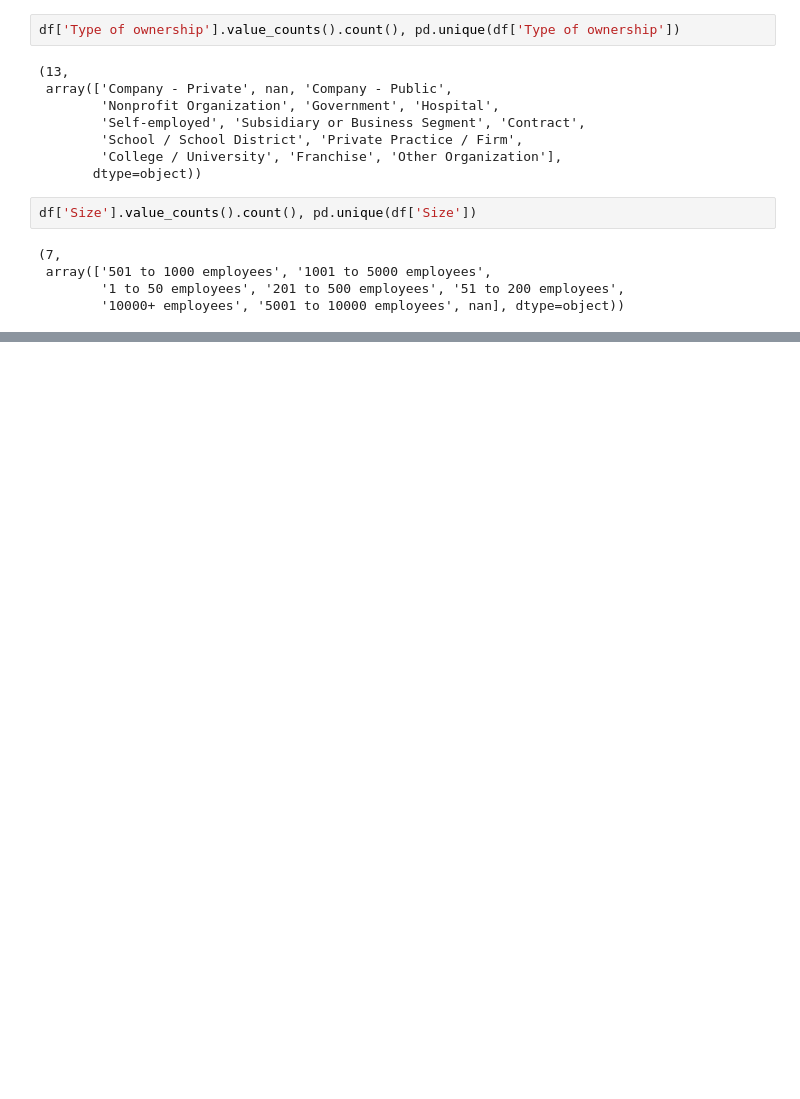
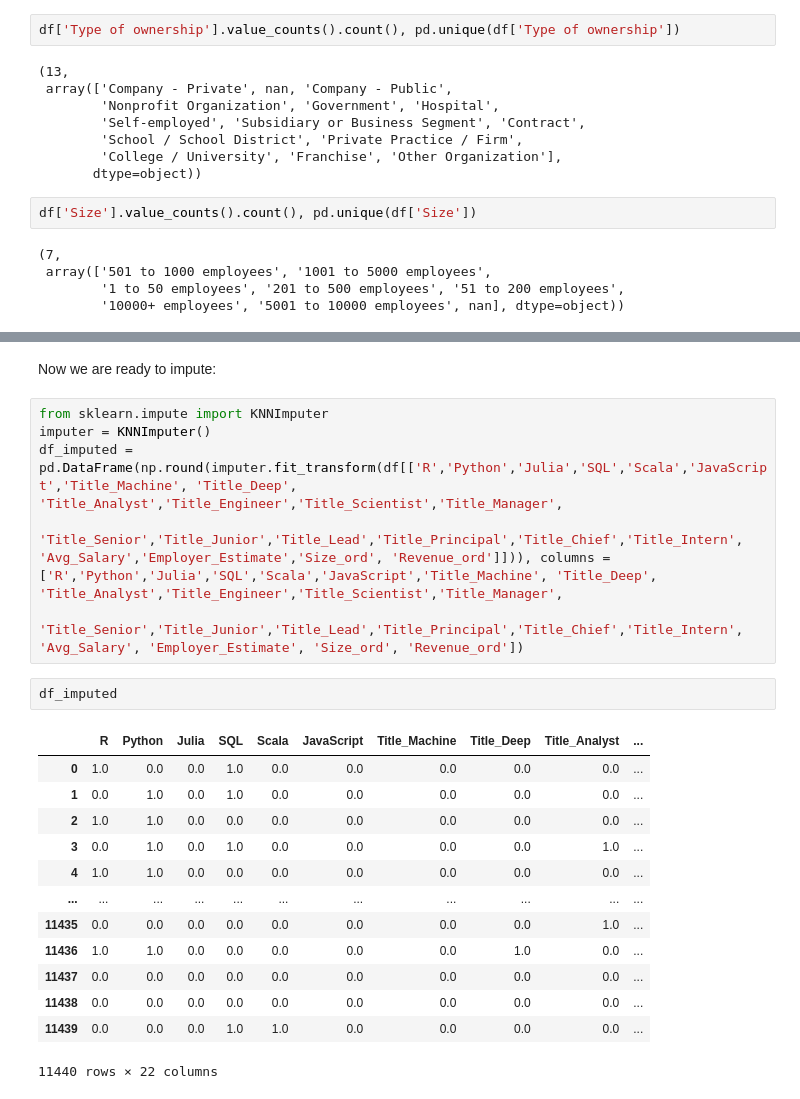
Before and after one commit to ronaldpacheco/Capstone_2_Data-Science-Salary-Prediction, a Jupyter notebook: Data Wrangling.ipynb, the cells around one changed output, grey strips where cells are left out. Drawn from its saved outputs; the diff is of its cells as text; blank space fills up the shorter version.

Commit message:
Ready to submit

```diff
--- a/Data Wrangling.ipynb
+++ b/Data Wrangling.ipynb
@@ -848,0 +1079,24 @@ df['Size'].value_counts().count(), pd.unique(df['Size'])
+# %% [markdown]
+Now we are ready to impute:
+# %%
+from sklearn.impute import KNNImputer
+imputer = KNNImputer()
+df_imputed = pd.DataFrame(np.round(imputer.fit_transform(df[['R','Python','Julia','SQL','Scala','JavaScript','Title_Machine', 'Title_Deep', 'Title_Analyst','Title_Engineer','Title_Scientist','Title_Manager',
+    'Title_Senior','Title_Junior','Title_Lead','Title_Principal','Title_Chief','Title_Intern', 'Avg_Salary','Employer_Estimate','Size_ord', 'Revenue_ord']])), columns = ['R','Python','Julia','SQL','Scala','JavaScript','Title_Machine', 'Title_Deep', 'Title_Analyst','Title_Engineer','Title_Scientist','Title_Manager',
+    'Title_Senior','Title_Junior','Title_Lead','Title_Principal','Title_Chief','Title_Intern', 'Avg_Salary', 'Employer_Estimate', 'Size_ord', 'Revenue_ord'])
+# %%
+df_imputed
+# %% [output]
+|  | R | Python | Julia | SQL | Scala | JavaScript | Title_Machine | Title_Deep | Title_Analyst | ... |
+| 0 | 1.0 | 0.0 | 0.0 | 1.0 | 0.0 | 0.0 | 0.0 | 0.0 | 0.0 | ... |
+| 1 | 0.0 | 1.0 | 0.0 | 1.0 | 0.0 | 0.0 | 0.0 | 0.0 | 0.0 | ... |
+| 2 | 1.0 | 1.0 | 0.0 | 0.0 | 0.0 | 0.0 | 0.0 | 0.0 | 0.0 | ... |
+| 3 | 0.0 | 1.0 | 0.0 | 1.0 | 0.0 | 0.0 | 0.0 | 0.0 | 1.0 | ... |
+| 4 | 1.0 | 1.0 | 0.0 | 0.0 | 0.0 | 0.0 | 0.0 | 0.0 | 0.0 | ... |
+| ... | ... | ... | ... | ... | ... | ... | ... | ... | ... | ... |
+| 11435 | 0.0 | 0.0 | 0.0 | 0.0 | 0.0 | 0.0 | 0.0 | 0.0 | 1.0 | ... |
+| 11436 | 1.0 | 1.0 | 0.0 | 0.0 | 0.0 | 0.0 | 0.0 | 1.0 | 0.0 | ... |
+| 11437 | 0.0 | 0.0 | 0.0 | 0.0 | 0.0 | 0.0 | 0.0 | 0.0 | 0.0 | ... |
+| 11438 | 0.0 | 0.0 | 0.0 | 0.0 | 0.0 | 0.0 | 0.0 | 0.0 | 0.0 | ... |
+| 11439 | 0.0 | 0.0 | 0.0 | 1.0 | 1.0 | 0.0 | 0.0 | 0.0 | 0.0 | ... |
+11440 rows × 22 columns
```
Also changed, not shown: parts of 60 cells of this notebook, 1 other file.
